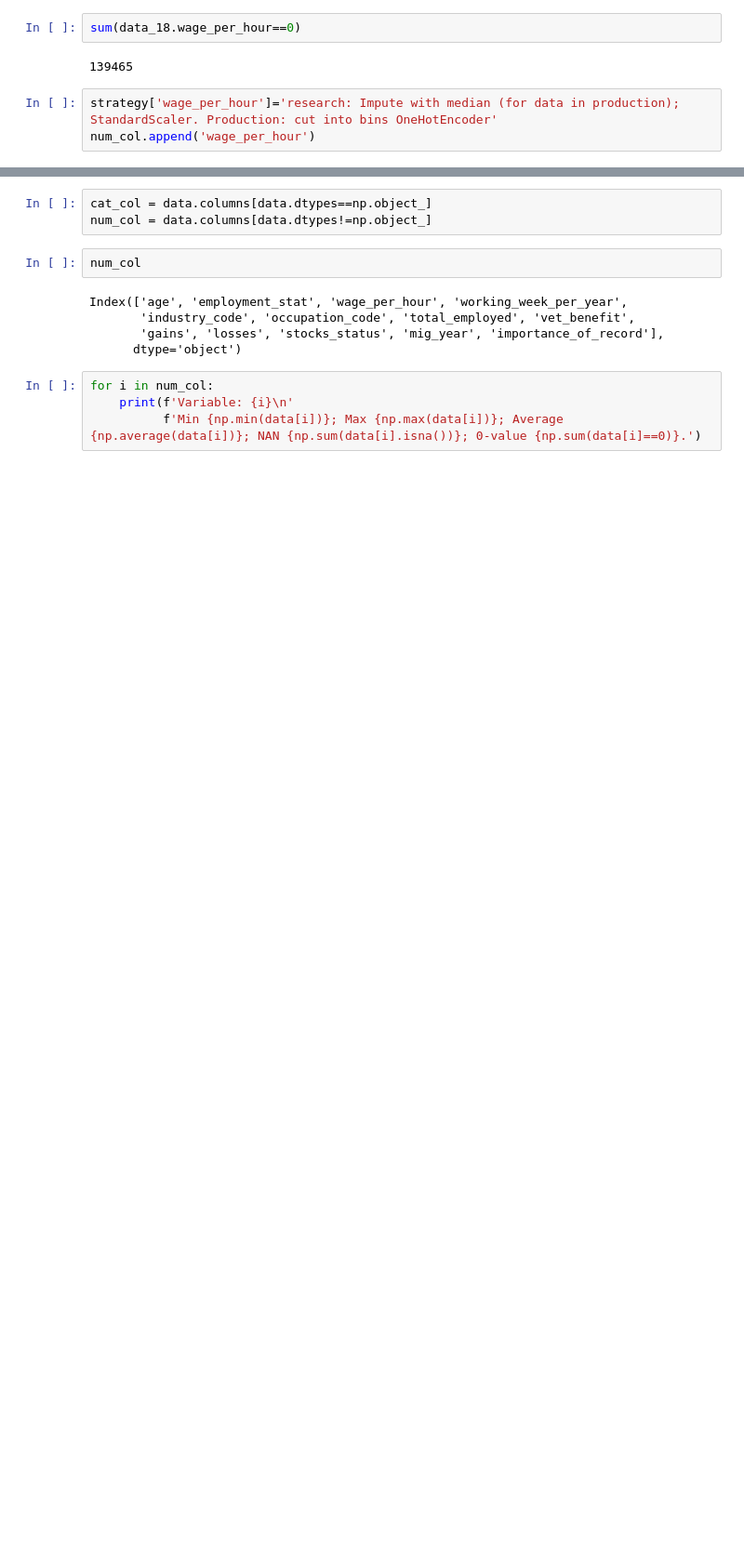
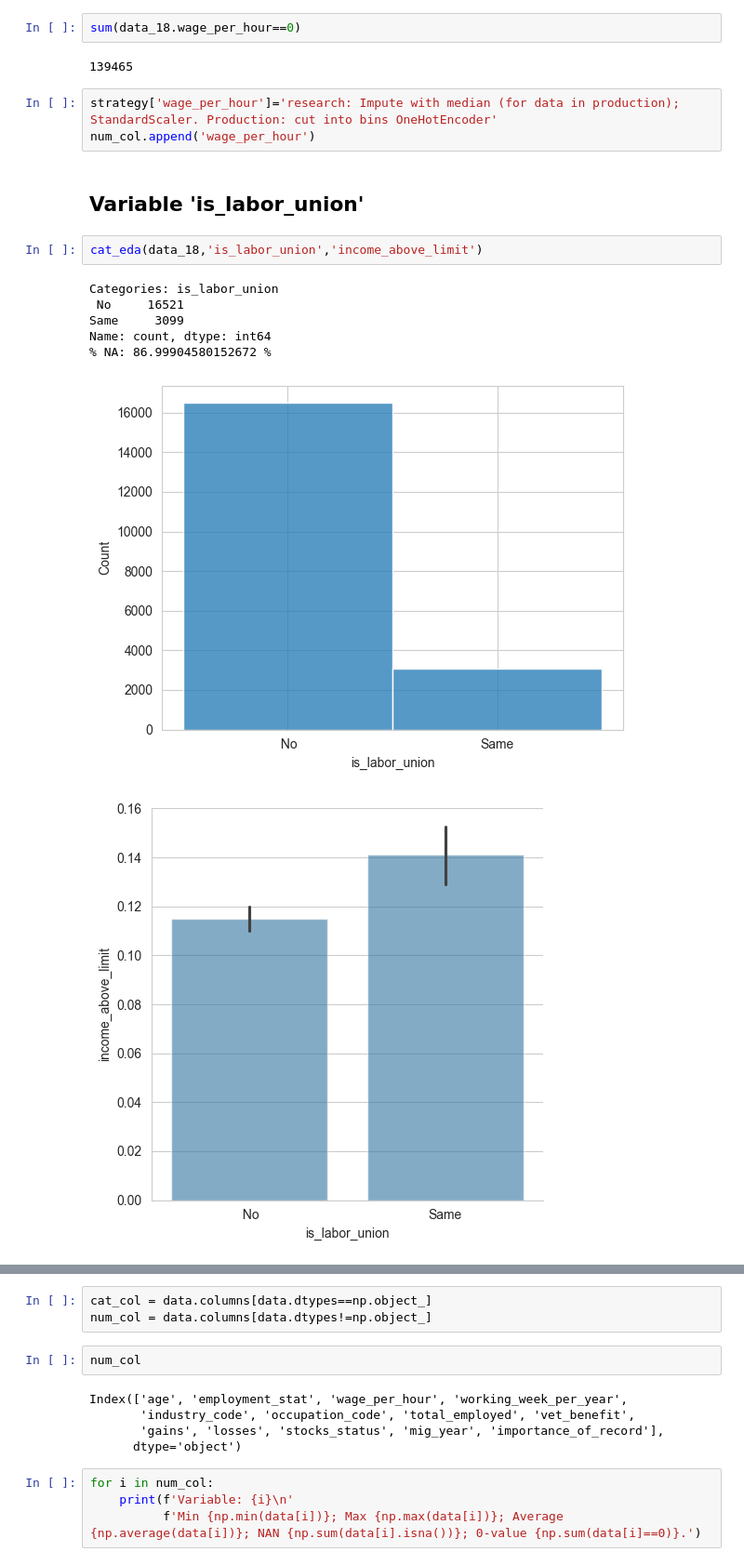
Before and after one commit to hanksnowdon/DataMiningProject, a Jupyter notebook: notebooks/01_EDA.ipynb, the cells around one changed output, grey strips where cells are left out. Shown at 93% size. Cells and saved outputs as stored; diff of their text form; blank space fills up the shorter version.

```diff
--- a/notebooks/01_EDA.ipynb
+++ b/notebooks/01_EDA.ipynb
@@ -369,3 +370,15 @@ sum(data_18.wage_per_hour==0)
 # %%
 strategy['wage_per_hour']='research: Impute with median (for data in production); StandardScaler. Production: cut into bins OneHotEncoder'
 num_col.append('wage_per_hour')
+# %% [markdown]
+## Variable 'is_labor_union'
+# %%
+cat_eda(data_18,'is_labor_union','income_above_limit')
+# %% [output]
+Categories: is_labor_union
+ No     16521
+Same     3099
+Name: count, dtype: int64
+% NA: 86.99904580152672 %
+[figure, added]
+[figure, added]
```
Also changed, not shown: parts of 63 cells of this notebook.
